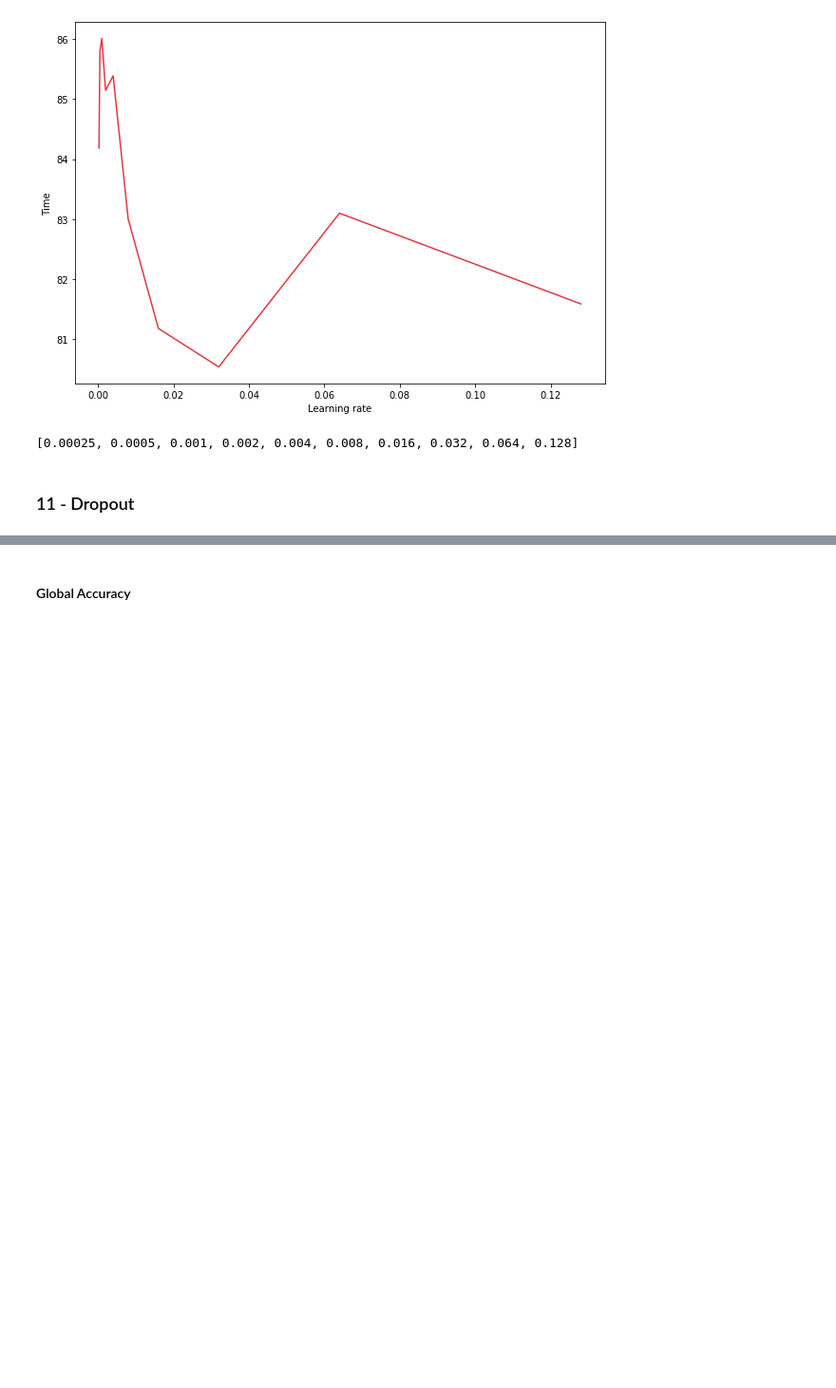
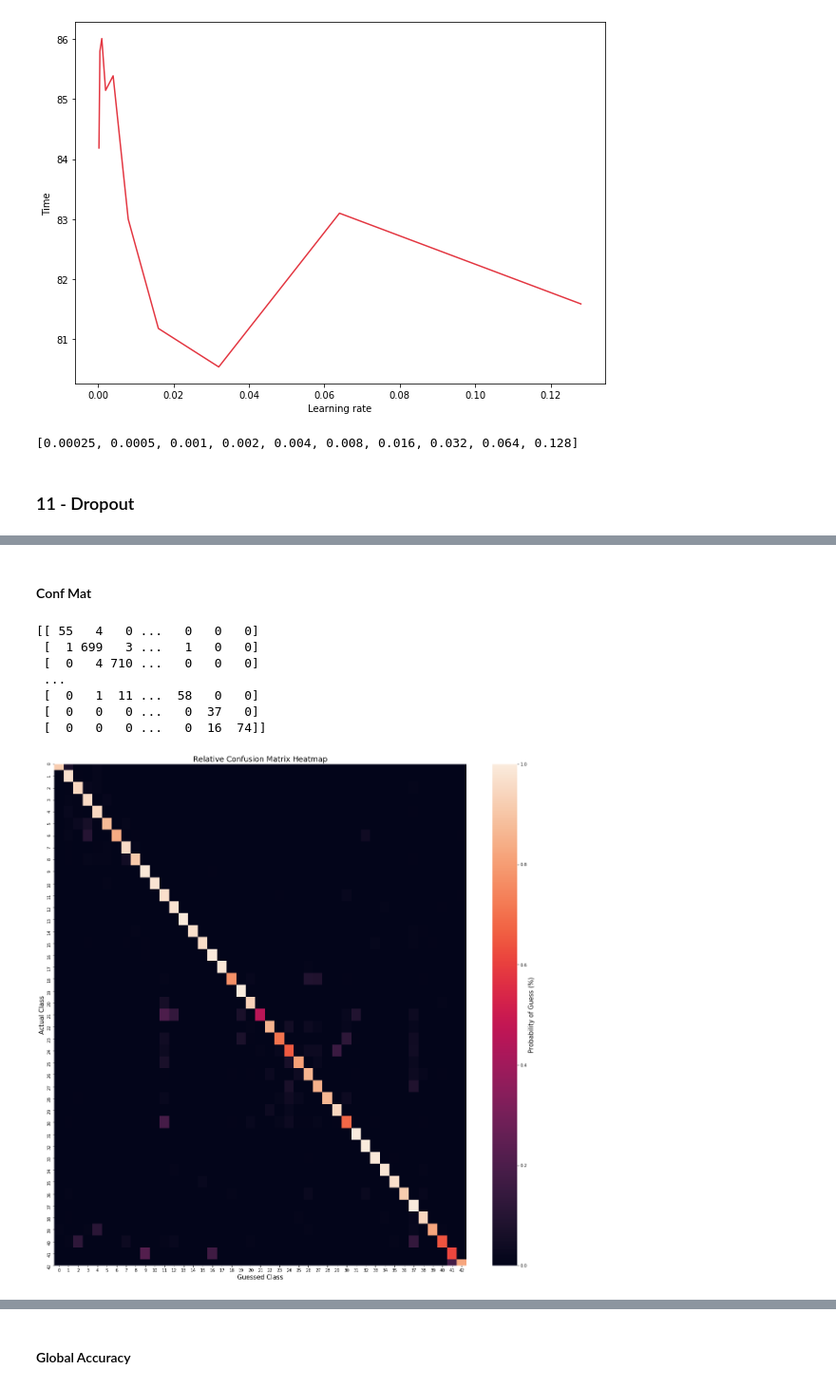
Before and after one commit to HerouFenix/taa-traffic-sign-identification, a Jupyter notebook: Project1.ipynb, the cells around one changed output, grey strips where cells are left out. Shown at 95% size. Drawn from its saved outputs; the diff is of its cells as text; code cells hidden in the pictures; blank space fills up the shorter version.

```diff
--- a/Project1.ipynb
+++ b/Project1.ipynb
@@ -1145,0 +1173,26 @@ print(l_rates)
+# %%
+drop_conv_final = drop_convulutional_results.index(max(drop_convulutional_results, key= lambda t : t[1]))
+
+print(drop_conv_final)
+
+model = LeNetModel(rgb=False, drop_convolutional=drop_conv_final/10)
+
+model.compile(loss=LOSS,
+              optimizer=OPT(learning_rate=LEARNING_RATE),
+              metrics=['accuracy'])
+
+history = model.fit(x_train, y_train,
+          batch_size=BATCH_SIZE,
+          epochs=EPOCHS,
+          verbose=0,
+          validation_data=(x_cv, y_cv))
+
+y_predictions = model.predict_classes(x_test)
+
+score = model.evaluate(x_test, y_test, verbose=1)
+print('Train loss:', history.history['loss'][-1])
+print('Train accuracy:', history.history['accuracy'][-1])
+print('CV loss:', history.history['val_loss'][-1])
+print('CV accuracy:', history.history['val_accuracy'][-1])
+print('Test loss:', score[0])
+print('Test accuracy:', score[1])
@@ -1145,0 +1208,16 @@ print(l_rates)
+# %% [markdown]
+#### Conf Mat
+# %%
+conf_mat_abs, conf_mat_rel = create_confusion_matrices(y_test, y_predictions)
+
+print(conf_mat_abs)
+plot_confusion(conf_mat_rel, "Relative Confusion Matrix Heatmap")
+# %% [output]
+[[ 55   4   0 ...   0   0   0]
+ [  1 699   3 ...   1   0   0]
+ [  0   4 710 ...   0   0   0]
+ ...
+ [  0   1  11 ...  58   0   0]
+ [  0   0   0 ...   0  37   0]
+ [  0   0   0 ...   0  16  74]]
+[figure, added]
```
Also changed, not shown: parts of 19 cells of this notebook.
